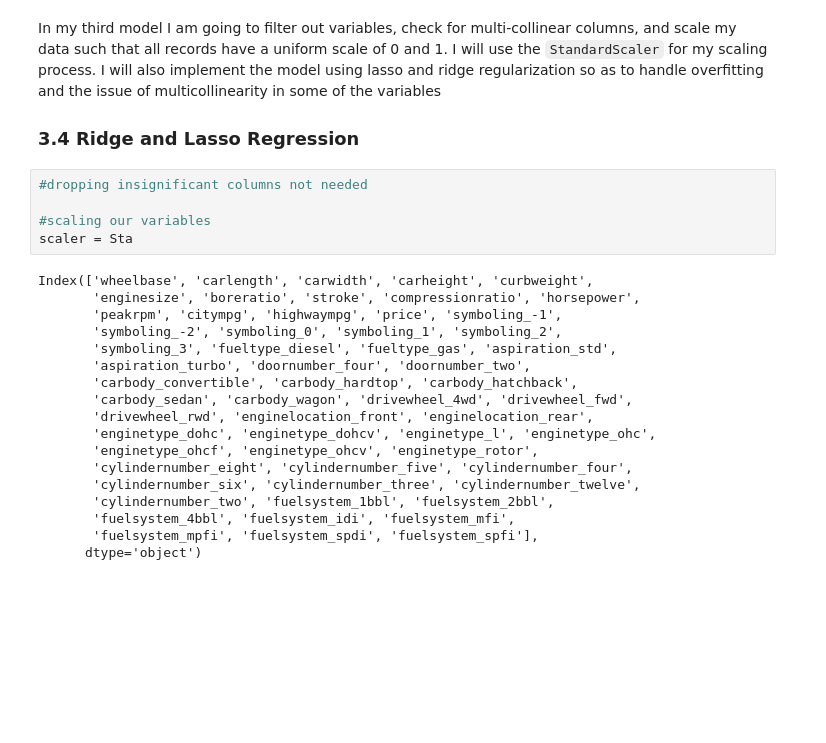
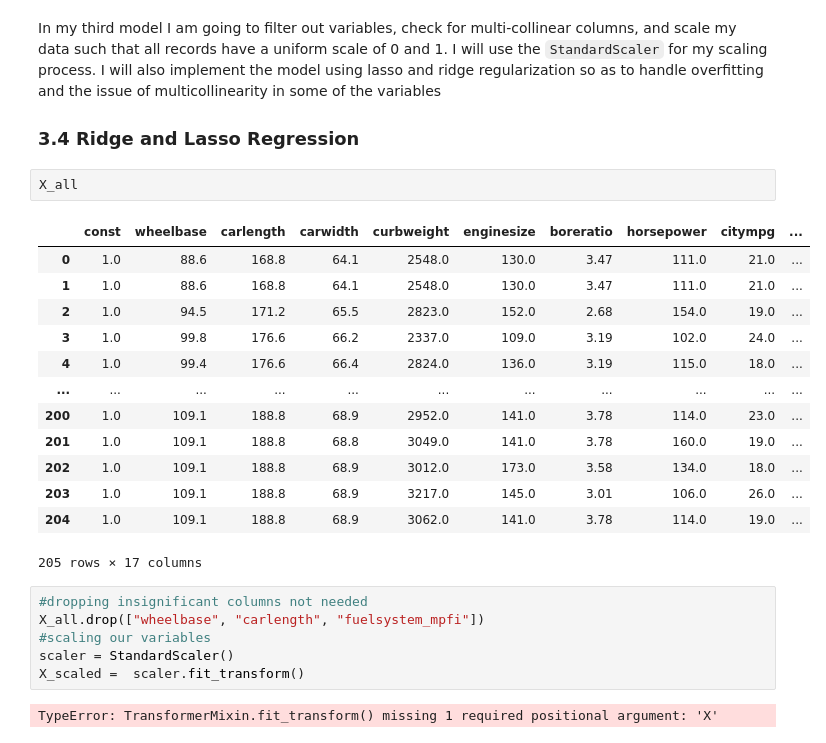
Before and after one commit to dev-ezzy/Car-price-analysis, a Jupyter notebook: index.ipynb, the cells around one changed output. Cells and saved outputs as stored; diff of their text form; blank space fills up the shorter version.

```diff
--- a/index.ipynb
+++ b/index.ipynb
@@ -593,26 +593,27 @@ Some of our predictor variables such as `carlenght`, `curbweight`, `citympg`, `h
 In my third model I am going to filter out variables, check for multi-collinear columns, and scale my data such that all records have a uniform scale of 0 and 1. I will use the `StandardScaler` for my scaling process. I will also implement the model using lasso and ridge regularization so as to handle overfitting and the issue of multicollinearity in some of the variables
 
 ### 3.4 Ridge and Lasso Regression
+# %%
+X_all
+# %% [output]
+|  | const | wheelbase | carlength | carwidth | curbweight | enginesize | boreratio | horsepower | citympg | ... |
+| 0 | 1.0 | 88.6 | 168.8 | 64.1 | 2548.0 | 130.0 | 3.47 | 111.0 | 21.0 | ... |
+| 1 | 1.0 | 88.6 | 168.8 | 64.1 | 2548.0 | 130.0 | 3.47 | 111.0 | 21.0 | ... |
+| 2 | 1.0 | 94.5 | 171.2 | 65.5 | 2823.0 | 152.0 | 2.68 | 154.0 | 19.0 | ... |
+| 3 | 1.0 | 99.8 | 176.6 | 66.2 | 2337.0 | 109.0 | 3.19 | 102.0 | 24.0 | ... |
+| 4 | 1.0 | 99.4 | 176.6 | 66.4 | 2824.0 | 136.0 | 3.19 | 115.0 | 18.0 | ... |
+| ... | ... | ... | ... | ... | ... | ... | ... | ... | ... | ... |
+| 200 | 1.0 | 109.1 | 188.8 | 68.9 | 2952.0 | 141.0 | 3.78 | 114.0 | 23.0 | ... |
+| 201 | 1.0 | 109.1 | 188.8 | 68.8 | 3049.0 | 141.0 | 3.78 | 160.0 | 19.0 | ... |
+| 202 | 1.0 | 109.1 | 188.8 | 68.9 | 3012.0 | 173.0 | 3.58 | 134.0 | 18.0 | ... |
+| 203 | 1.0 | 109.1 | 188.8 | 68.9 | 3217.0 | 145.0 | 3.01 | 106.0 | 26.0 | ... |
+| 204 | 1.0 | 109.1 | 188.8 | 68.9 | 3062.0 | 141.0 | 3.78 | 114.0 | 19.0 | ... |
+205 rows × 17 columns
 # %%
 #dropping insignificant columns not needed
-
+X_all.drop(["wheelbase", "carlength", "fuelsystem_mpfi"])
 #scaling our variables
-scaler = Sta
+scaler = StandardScaler()
+X_scaled =  scaler.fit_transform()
 # %% [output]
-Index(['wheelbase', 'carlength', 'carwidth', 'carheight', 'curbweight',
-       'enginesize', 'boreratio', 'stroke', 'compressionratio', 'horsepower',
-       'peakrpm', 'citympg', 'highwaympg', 'price', 'symboling_-1',
-       'symboling_-2', 'symboling_0', 'symboling_1', 'symboling_2',
-       'symboling_3', 'fueltype_diesel', 'fueltype_gas', 'aspiration_std',
-       'aspiration_turbo', 'doornumber_four', 'doornumber_two',
-       'carbody_convertible', 'carbody_hardtop', 'carbody_hatchback',
-       'carbody_sedan', 'carbody_wagon', 'drivewheel_4wd', 'drivewheel_fwd',
-       'drivewheel_rwd', 'enginelocation_front', 'enginelocation_rear',
-       'enginetype_dohc', 'enginetype_dohcv', 'enginetype_l', 'enginetype_ohc',
-       'enginetype_ohcf', 'enginetype_ohcv', 'enginetype_rotor',
-       'cylindernumber_eight', 'cylindernumber_five', 'cylindernumber_four',
-       'cylindernumber_six', 'cylindernumber_three', 'cylindernumber_twelve',
-       'cylindernumber_two', 'fuelsystem_1bbl', 'fuelsystem_2bbl',
-       'fuelsystem_4bbl', 'fuelsystem_idi', 'fuelsystem_mfi',
-       'fuelsystem_mpfi', 'fuelsystem_spdi', 'fuelsystem_spfi'],
-      dtype='object')
+TypeError: TransformerMixin.fit_transform() missing 1 required positional argument: 'X'
```
